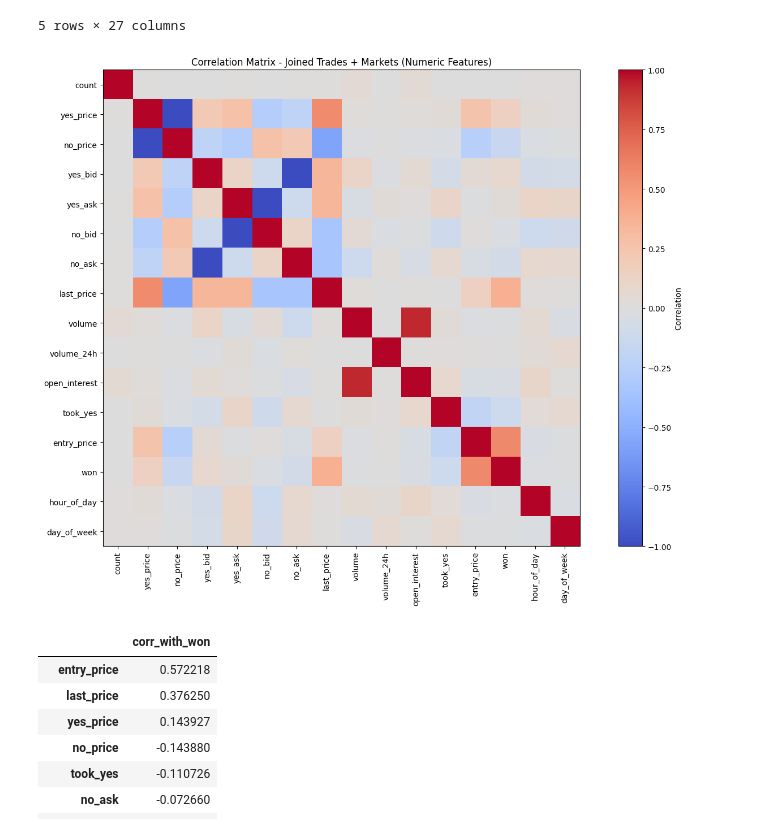
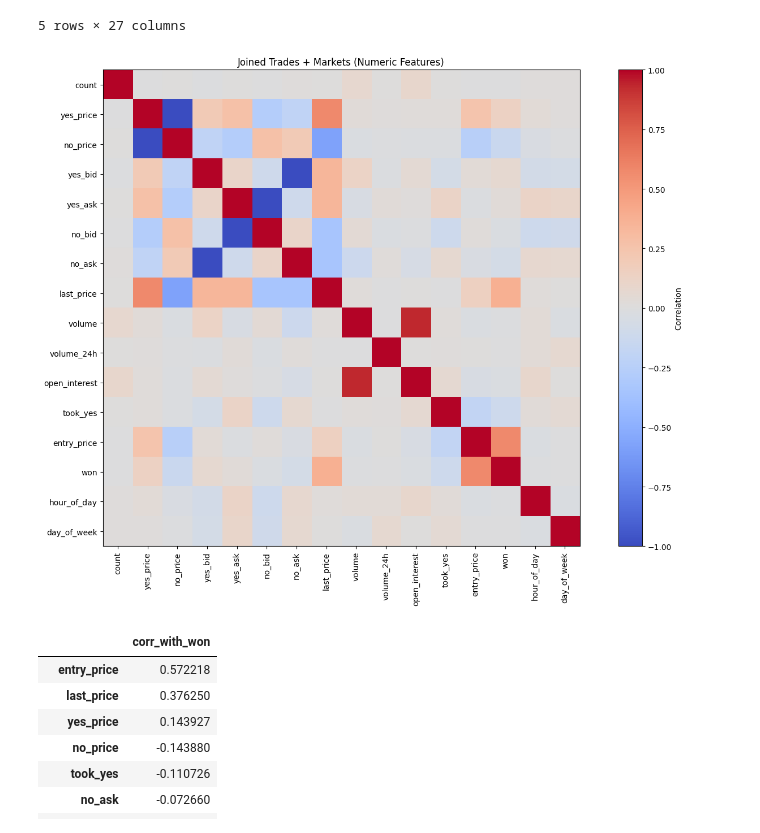
Before and after one commit to shamikkarkhanis/prediction-market-nn, a Jupyter notebook: prediction_market_nn.ipynb, the cells around one changed output. Drawn from its saved outputs; the diff is of its cells as text; code cells hidden in the pictures.

```diff
--- a/prediction_market_nn.ipynb
+++ b/prediction_market_nn.ipynb
@@ -81,36 +83,35 @@ USING SAMPLE {FEATURE_SAMPLE_ROWS} ROWS (reservoir)
 
 feature_df = con.execute(joined_query).df()
 
-# target + trade-context engineered features
 feature_df['took_yes'] = (feature_df['taker_side'] == 'yes').astype(float)
 feature_df['entry_price'] = np.where(
     feature_df['taker_side'] == 'yes',
     feature_df['yes_price'],
     feature_df['no_price'],
 ).astype(float) / 100.0
 feature_df['won'] = (feature_df['taker_side'] == feature_df['result']).astype(float)
 feature_df['hour_of_day'] = feature_df['created_time'].dt.hour.astype(float)
 feature_df['day_of_week'] = feature_df['created_time'].dt.dayofweek.astype(float)
 
 # scale market/trade prices to probabilities where applicable
 for price_col in ['yes_price', 'no_price', 'yes_bid', 'yes_ask', 'no_bid', 'no_ask', 'last_price']:
     if price_col in feature_df.columns:
         feature_df[price_col] = feature_df[price_col].astype(float) / 100.0
 
 numeric_feature_df = feature_df.select_dtypes(include=[np.number]).copy()
 corr_matrix = numeric_feature_df.corr(numeric_only=True)
 
 plt.figure(figsize=(14, 10))
 plt.imshow(corr_matrix, cmap='coolwarm', vmin=-1, vmax=1)
 plt.xticks(range(len(corr_matrix.columns)), corr_matrix.columns, rotation=90)
 plt.yticks(range(len(corr_matrix.index)), corr_matrix.index)
-plt.title('Correlation Matrix - Joined Trades + Markets (Numeric Features)')
+plt.title('Joined Trades + Markets (Numeric Features)')
 cbar = plt.colorbar()
 cbar.set_label('Correlation')
 plt.tight_layout()
 plt.show()
 # %% [output]
-[figure, old version]
+[figure, new version]
 # %%
 # find features to select
 won_corr = corr_matrix['won'].drop('won').sort_values(key=np.abs, ascending=False)
```
Also changed, not shown: parts of 17 cells of this notebook, 3 other files.
